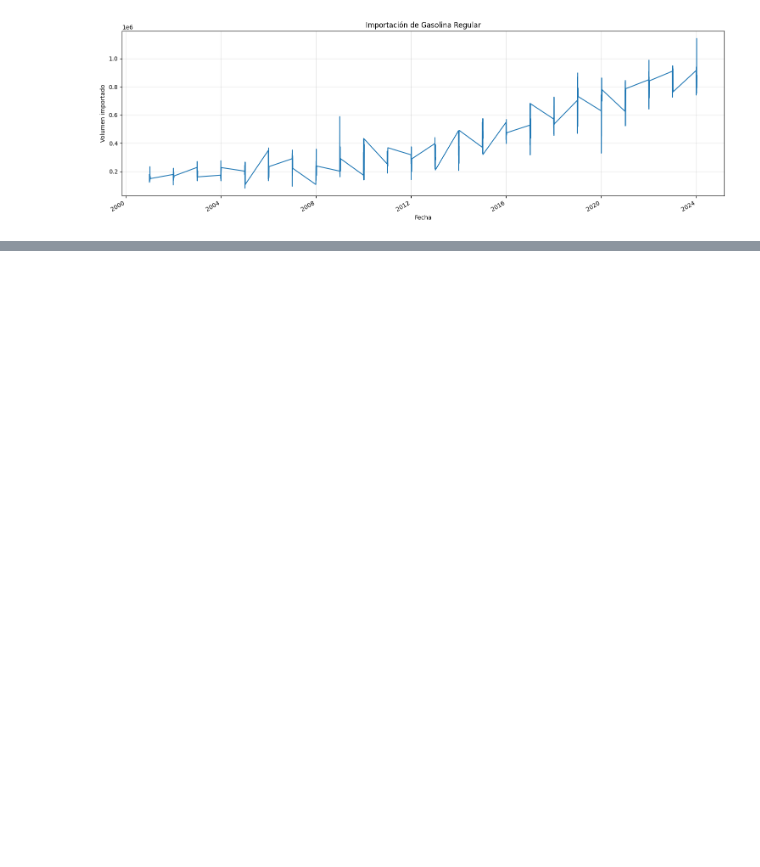
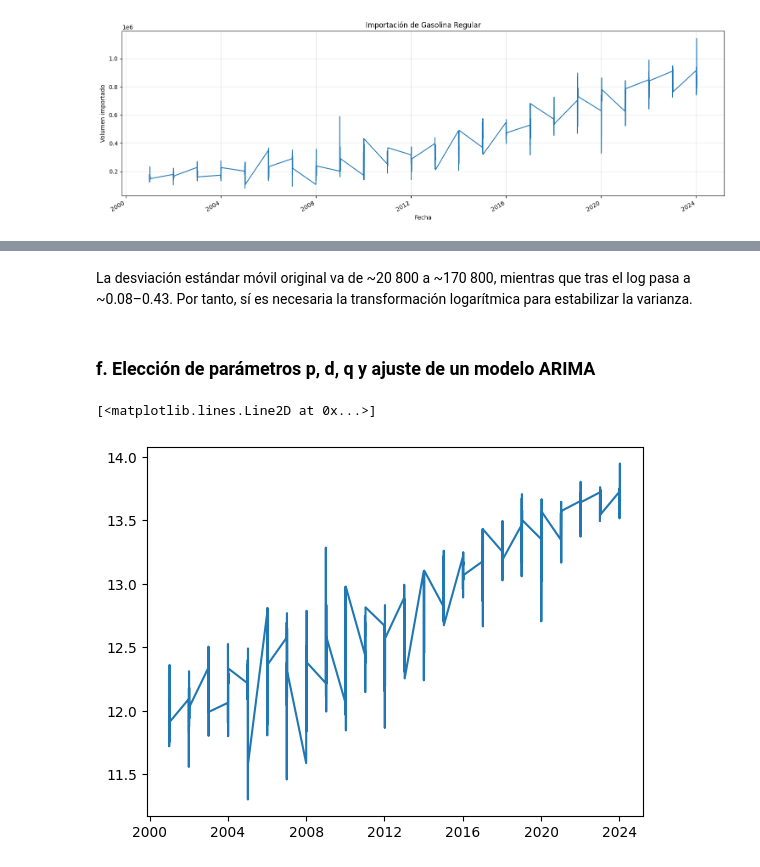
Before and after one commit to xtsebas/time_series, a Jupyter notebook: analisis_series_tiempo.ipynb, the cells around one changed output, grey strips where cells are left out. Saved outputs shown, nothing was run; the diff lists cells and outputs as text; code cells hidden in the pictures; blank space fills up the shorter version.

Commit message:
feat: gasolina regular importacion series de tiempo finalizado

```diff
--- a/analisis_series_tiempo.ipynb
+++ b/analisis_series_tiempo.ipynb
@@ -81,0 +123,10 @@ plt.show()
+# %% [markdown]
+La desviación estándar móvil original va de ~20 800 a ~170 800, mientras que tras el log pasa a ~0.08–0.43. Por tanto, sí es necesaria la transformación logarítmica para estabilizar la varianza.
+# %% [markdown]
+### f. Elección de parámetros p, d, q y ajuste de un modelo ARIMA
+# %%
+ts_regular = np.log(ts_imp_reg)
+plt.plot(ts_regular)
+# %% [output]
+[<matplotlib.lines.Line2D at 0x...>]
+[figure, added]
```
Also changed, not shown: parts of 25 cells of this notebook.
